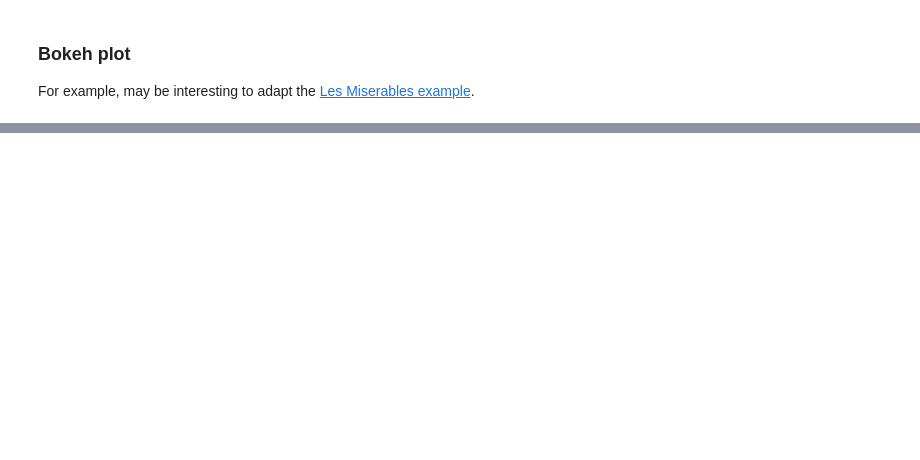
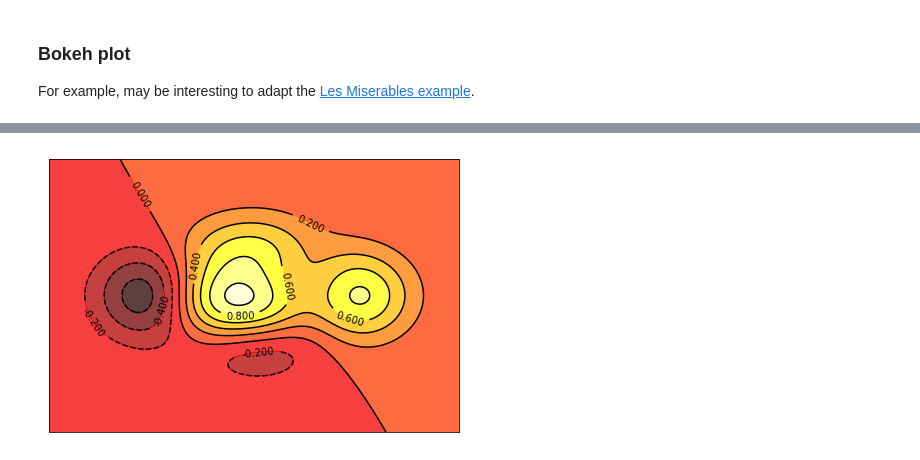
Before and after one commit to Bgmerino/B_C_FirstProject, a Jupyter notebook: Oxfam_Intermon.ipynb, the cells around one changed output, grey strips where cells are left out. Cells and saved outputs as stored; diff of their text form; code cells hidden in the pictures; blank space fills up the shorter version.

```diff
--- a/Oxfam_Intermon.ipynb
+++ b/Oxfam_Intermon.ipynb
@@ -86,0 +162,23 @@ For example, may be interesting to adapt the [Les Miserables example](http://bok
+# %%
+import numpy as np
+import matplotlib.pyplot as plt
+
+def f(x,y):
+    return (1-x/2+x**5+y**3)*np.exp(-x**2-y**2)
+
+n = 256
+x = np.linspace(-3,3,n)
+y = np.linspace(-3,3,n)
+X,Y = np.meshgrid(x,y)
+
+plt.axes([0.025,0.025,0.95,0.95])
+
+plt.contourf(X, Y, f(X,Y), 8, alpha=.75, cmap=plt.cm.hot)
+C = plt.contour(X, Y, f(X,Y), 8, colors='black', linewidth=.5)
+plt.clabel(C, inline=1, fontsize=10)
+
+plt.xticks([]), plt.yticks([])
+# savefig('../figures/contour_ex.png',dpi=48)
+plt.show()
+# %% [output]
+[figure, added]
```
Also changed, not shown: parts of 15 cells of this notebook, 2 other files.
